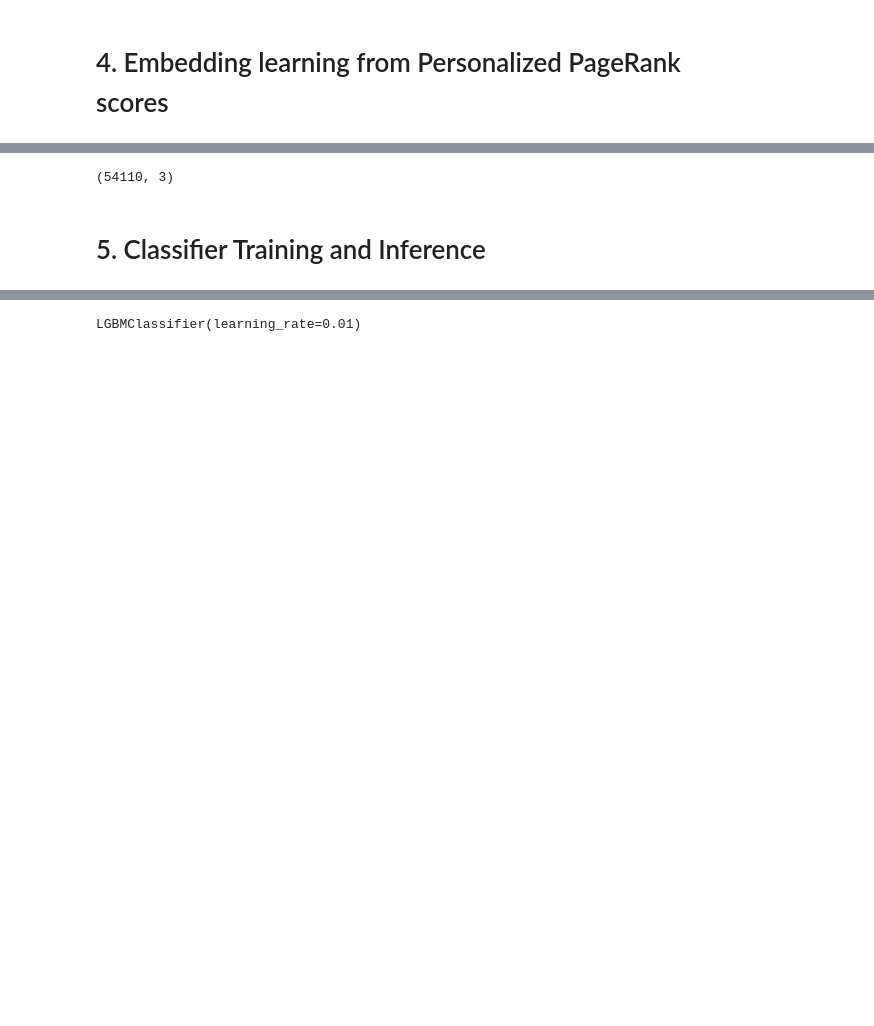
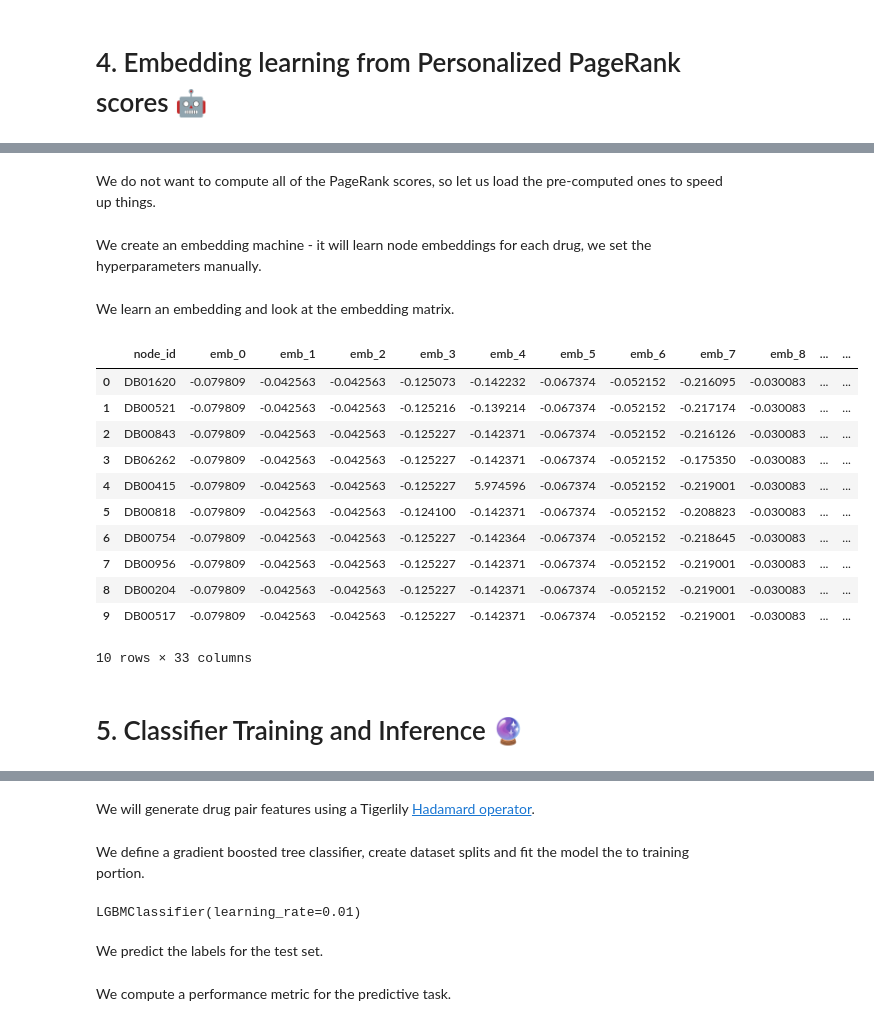
Before and after one commit to benedekrozemberczki/tigerlily, a Jupyter notebook: example_notebook.ipynb, the cells around one changed output, grey strips where cells are left out. Drawn from its saved outputs; the diff is of its cells as text; code cells hidden in the pictures; blank space fills up the shorter version.

Commit message:
TigerLily

```diff
--- a/example_notebook.ipynb
+++ b/example_notebook.ipynb
@@ -61,19 +136,38 @@ pagerank_scores = machine.get_personalized_pagerank(drug_node_ids)
 # %% [markdown]
-# 4. Embedding learning from Personalized PageRank scores
+# 4. Embedding learning from Personalized PageRank scores 🤖
 # %% [markdown]
 ![title](https://github.com/benedekrozemberczki/datasets/raw/master/images/pair_scoring_C.jpg)
+# %% [markdown]
+We do not want to compute all of the PageRank scores, so let us load the pre-computed ones to speed up things.
 # %%
 pagerank_scores = dataset.read_pagerank()
-print(pagerank_scores.shape)
-# %% [output]
-(54110, 3)
+# %% [markdown]
+We create an embedding machine - it will learn node embeddings for each drug, we set the hyperparameters manually.
 # %%
-embedding_machine = EmbeddingMachine(42, 32, 100)
-
-embedding = embedding_machine.fit(pagerank_scores)
+embedding_machine = EmbeddingMachine(seed=42, dimensions=32, max_iter=20)
+# %% [markdown]
+We learn an embedding and look at the embedding matrix.
+# %%
+embedding = embedding_machine.fit(pagerank_scores)
+embedding.head(10)
+# %% [output]
+|  | node_id | emb_0 | emb_1 | emb_2 | emb_3 | emb_4 | emb_5 | emb_6 | emb_7 | emb_8 | ... | ... |
+| 0 | DB01620 | -0.079809 | -0.042563 | -0.042563 | -0.125073 | -0.142232 | -0.067374 | -0.052152 | -0.216095 | -0.030083 | ... | ... |
+| 1 | DB00521 | -0.079809 | -0.042563 | -0.042563 | -0.125216 | -0.139214 | -0.067374 | -0.052152 | -0.217174 | -0.030083 | ... | ... |
+| 2 | DB00843 | -0.079809 | -0.042563 | -0.042563 | -0.125227 | -0.142371 | -0.067374 | -0.052152 | -0.216126 | -0.030083 | ... | ... |
+| 3 | DB06262 | -0.079809 | -0.042563 | -0.042563 | -0.125227 | -0.142371 | -0.067374 | -0.052152 | -0.175350 | -0.030083 | ... | ... |
+| 4 | DB00415 | -0.079809 | -0.042563 | -0.042563 | -0.125227 | 5.974596 | -0.067374 | -0.052152 | -0.219001 | -0.030083 | ... | ... |
+| 5 | DB00818 | -0.079809 | -0.042563 | -0.042563 | -0.124100 | -0.142371 | -0.067374 | -0.052152 | -0.208823 | -0.030083 | ... | ... |
+| 6 | DB00754 | -0.079809 | -0.042563 | -0.042563 | -0.125227 | -0.142364 | -0.067374 | -0.052152 | -0.218645 | -0.030083 | ... | ... |
+| 7 | DB00956 | -0.079809 | -0.042563 | -0.042563 | -0.125227 | -0.142371 | -0.067374 | -0.052152 | -0.219001 | -0.030083 | ... | ... |
+| 8 | DB00204 | -0.079809 | -0.042563 | -0.042563 | -0.125227 | -0.142371 | -0.067374 | -0.052152 | -0.219001 | -0.030083 | ... | ... |
+| 9 | DB00517 | -0.079809 | -0.042563 | -0.042563 | -0.125227 | -0.142371 | -0.067374 | -0.052152 | -0.219001 | -0.030083 | ... | ... |
+10 rows × 33 columns
 # %% [markdown]
-# 5. Classifier Training and Inference
+# 5. Classifier Training and Inference 🔮
 # %% [markdown]
 
 ![title](https://github.com/benedekrozemberczki/datasets/raw/master/images/pair_scoring_D.jpg)
+# %% [markdown]
+We will generate drug pair features using a Tigerlily [Hadamard operator](https://snap.stanford.edu/node2vec/).
 # %%
@@ -81,3 +175,5 @@ drug_pair_features = embedding_machine.create_features(target, concatenation_ope
+# %% [markdown]
+We define a gradient boosted tree classifier, create dataset splits and fit the model the to training portion.
 # %%
 model = LGBMClassifier(learning_rate=0.01, n_estimators=100)
 
@@ -89,8 +185,12 @@ X_train, X_test, y_train, y_test = train_test_split(drug_pair_features,
 model.fit(X_train,y_train["label"])
 # %% [output]
 LGBMClassifier(learning_rate=0.01)
+# %% [markdown]
+We predict the labels for the test set.
 # %%
 predicted_label = model.predict_proba(X_test)
+# %% [markdown]
+We compute a performance metric for the predictive task.
 # %%
 auroc_score_value = roc_auc_score(y_test["label"], predicted_label[:,1])
 print(f'AUROC score: {auroc_score_value :.4f}')
```
Also changed, not shown: parts of 39 cells of this notebook.
